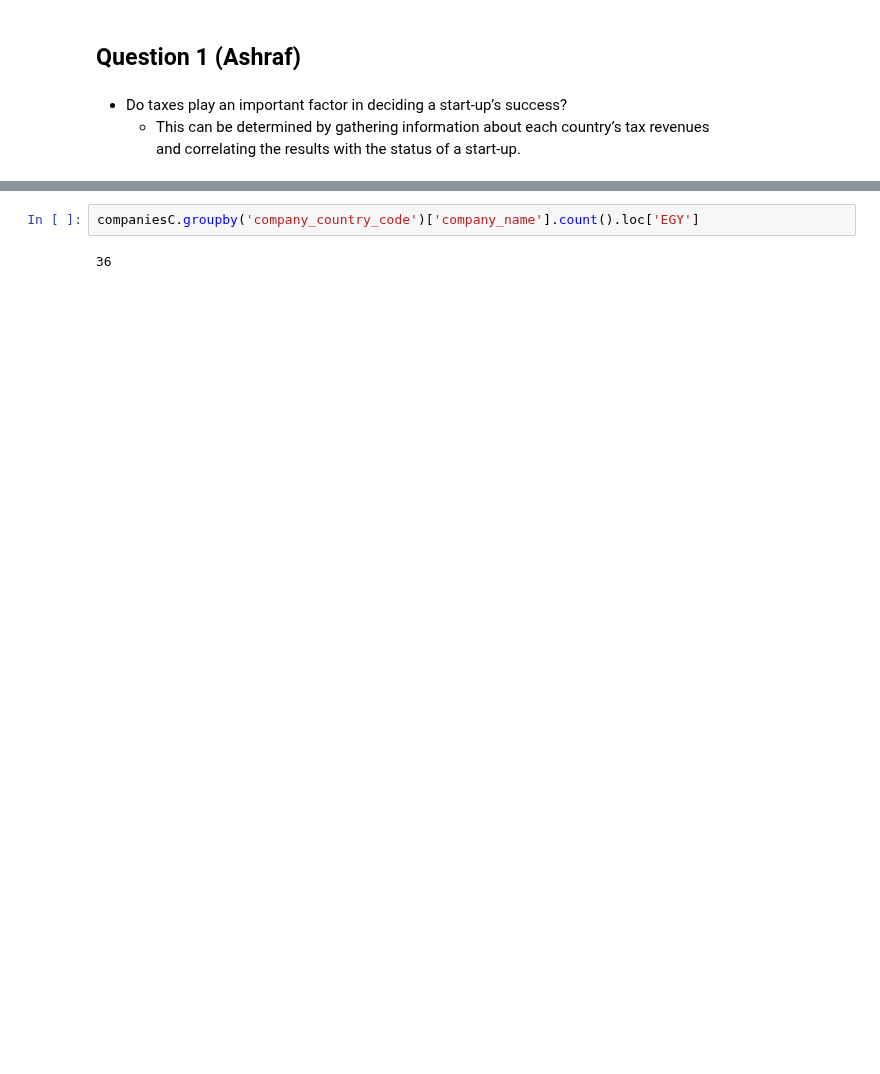
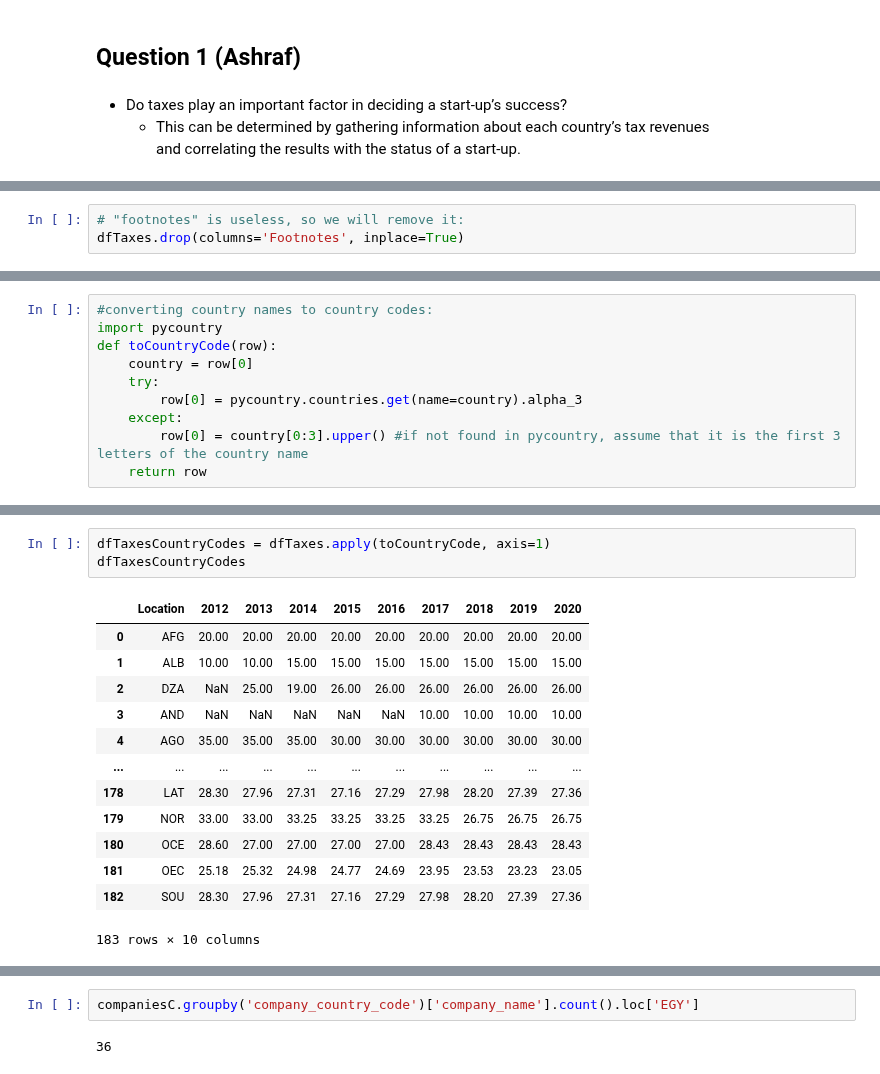
Before and after one commit to OdyAsh/StartupCompanies, a Jupyter notebook: Ashraf-Startup-Companies.ipynb, the cells around one changed output, grey strips where cells are left out. Drawn from its saved outputs; the diff is of its cells as text; blank space fills up the shorter version.

```diff
--- a/Ashraf-Startup-Companies.ipynb
+++ b/Ashraf-Startup-Companies.ipynb
@@ -85,0 +225,3 @@ def datasetsNulls(dfList, datasetNames, nullCol="nulls_", pad=""):
+# %%
+# "footnotes" is useless, so we will remove it:
+dfTaxes.drop(columns='Footnotes', inplace=True)
@@ -85,0 +230,10 @@ def datasetsNulls(dfList, datasetNames, nullCol="nulls_", pad=""):
+# %%
+#converting country names to country codes:
+import pycountry
+def toCountryCode(row):
+    country = row[0]
+    try:
+        row[0] = pycountry.countries.get(name=country).alpha_3
+    except:
+        row[0] = country[0:3].upper() #if not found in pycountry, assume that it is the first 3 letters of the country name
+    return row
@@ -85,0 +246,17 @@ def datasetsNulls(dfList, datasetNames, nullCol="nulls_", pad=""):
+# %%
+dfTaxesCountryCodes = dfTaxes.apply(toCountryCode, axis=1)
+dfTaxesCountryCodes
+# %% [output]
+|  | Location | 2012 | 2013 | 2014 | 2015 | 2016 | 2017 | 2018 | 2019 | 2020 |
+| 0 | AFG | 20.00 | 20.00 | 20.00 | 20.00 | 20.00 | 20.00 | 20.00 | 20.00 | 20.00 |
+| 1 | ALB | 10.00 | 10.00 | 15.00 | 15.00 | 15.00 | 15.00 | 15.00 | 15.00 | 15.00 |
+| 2 | DZA | NaN | 25.00 | 19.00 | 26.00 | 26.00 | 26.00 | 26.00 | 26.00 | 26.00 |
+| 3 | AND | NaN | NaN | NaN | NaN | NaN | 10.00 | 10.00 | 10.00 | 10.00 |
+| 4 | AGO | 35.00 | 35.00 | 35.00 | 30.00 | 30.00 | 30.00 | 30.00 | 30.00 | 30.00 |
+| ... | ... | ... | ... | ... | ... | ... | ... | ... | ... | ... |
+| 178 | LAT | 28.30 | 27.96 | 27.31 | 27.16 | 27.29 | 27.98 | 28.20 | 27.39 | 27.36 |
+| 179 | NOR | 33.00 | 33.00 | 33.25 | 33.25 | 33.25 | 33.25 | 26.75 | 26.75 | 26.75 |
+| 180 | OCE | 28.60 | 27.00 | 27.00 | 27.00 | 27.00 | 28.43 | 28.43 | 28.43 | 28.43 |
+| 181 | OEC | 25.18 | 25.32 | 24.98 | 24.77 | 24.69 | 23.95 | 23.53 | 23.23 | 23.05 |
+| 182 | SOU | 28.30 | 27.96 | 27.31 | 27.16 | 27.29 | 27.98 | 28.20 | 27.39 | 27.36 |
+183 rows × 10 columns
```
Also changed, not shown: parts of 55 cells of this notebook, 21 other files.
